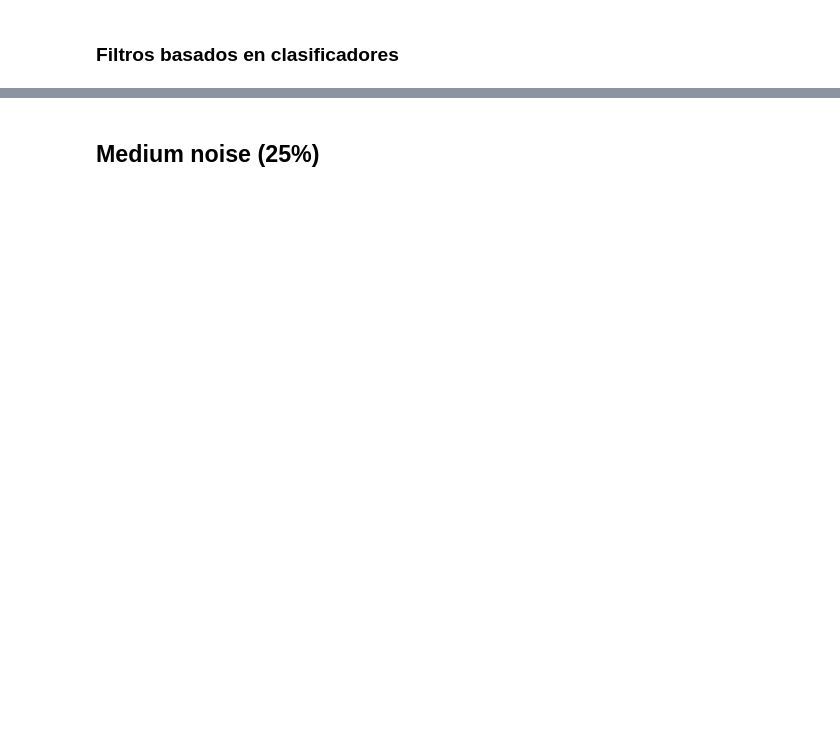
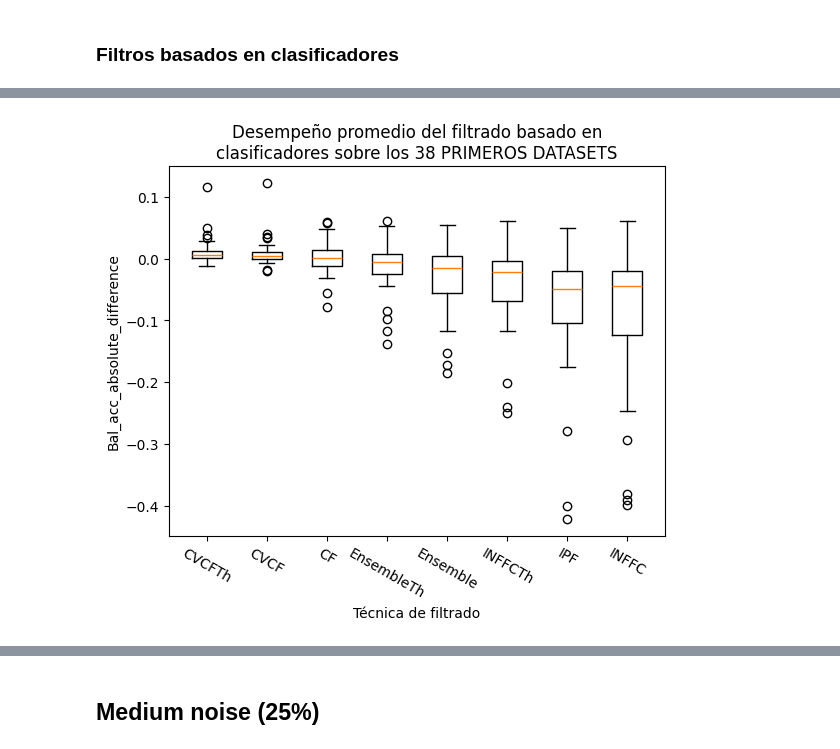
Before and after one commit to Juamp667/noislearn, a Jupyter notebook: resultAnalysis.ipynb, the cells around one changed output, grey strips where cells are left out. Saved outputs shown, nothing was run; the diff lists cells and outputs as text; code cells hidden in the pictures; blank space fills up the shorter version.

```diff
--- a/resultAnalysis.ipynb
+++ b/resultAnalysis.ipynb
@@ -93,0 +424,3 @@ x
+# %%
+sum_res = summarize_results(all_results)
+sum_res.sample(10)
@@ -93,0 +440,3 @@ x
+# %%
+x = sum_res.apply(lambda x: x.isna().any(), axis=0)
+x[x]
@@ -93,0 +583,19 @@ x
+# %%
+classif_filter_names = sorted(
+    list(sum_res.method_base.unique()),
+    key=lambda x: -tabla.loc[tabla.Filtro == x, "bal_acc"].iat[0]
+)
+plt.boxplot([
+    sum_res[(sum_res.method_base==mb)].bal_acc_diff
+    for mb in classif_filter_names
+    ],
+    manage_ticks=False
+)
+plt.xlabel("Técnica de filtrado")
+plt.ylabel("Bal_acc_absolute_difference")
+plt.xticks(np.arange(1, len(classif_filter_names)+1), labels = classif_filter_names, rotation=-30)
+plt.title("Desempeño promedio del filtrado basado en\nclasificadores sobre los 38 PRIMEROS DATASETS")
+plt.savefig("./figs/bp_classif_cla_rand_5.png")
+plt.show()
+# %% [output]
+[figure, added]
```
Also changed, not shown: parts of 113 cells of this notebook, 41 other files.
